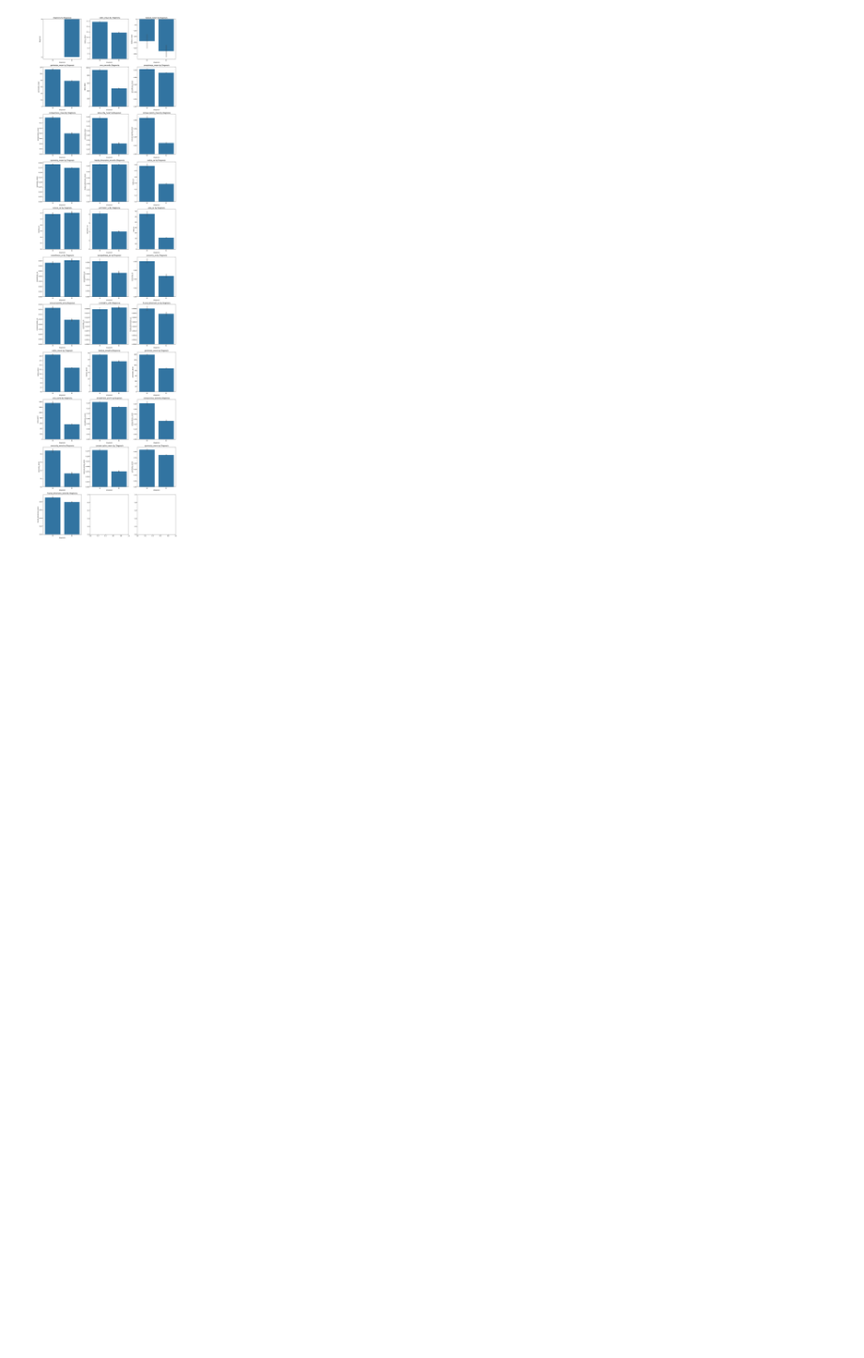
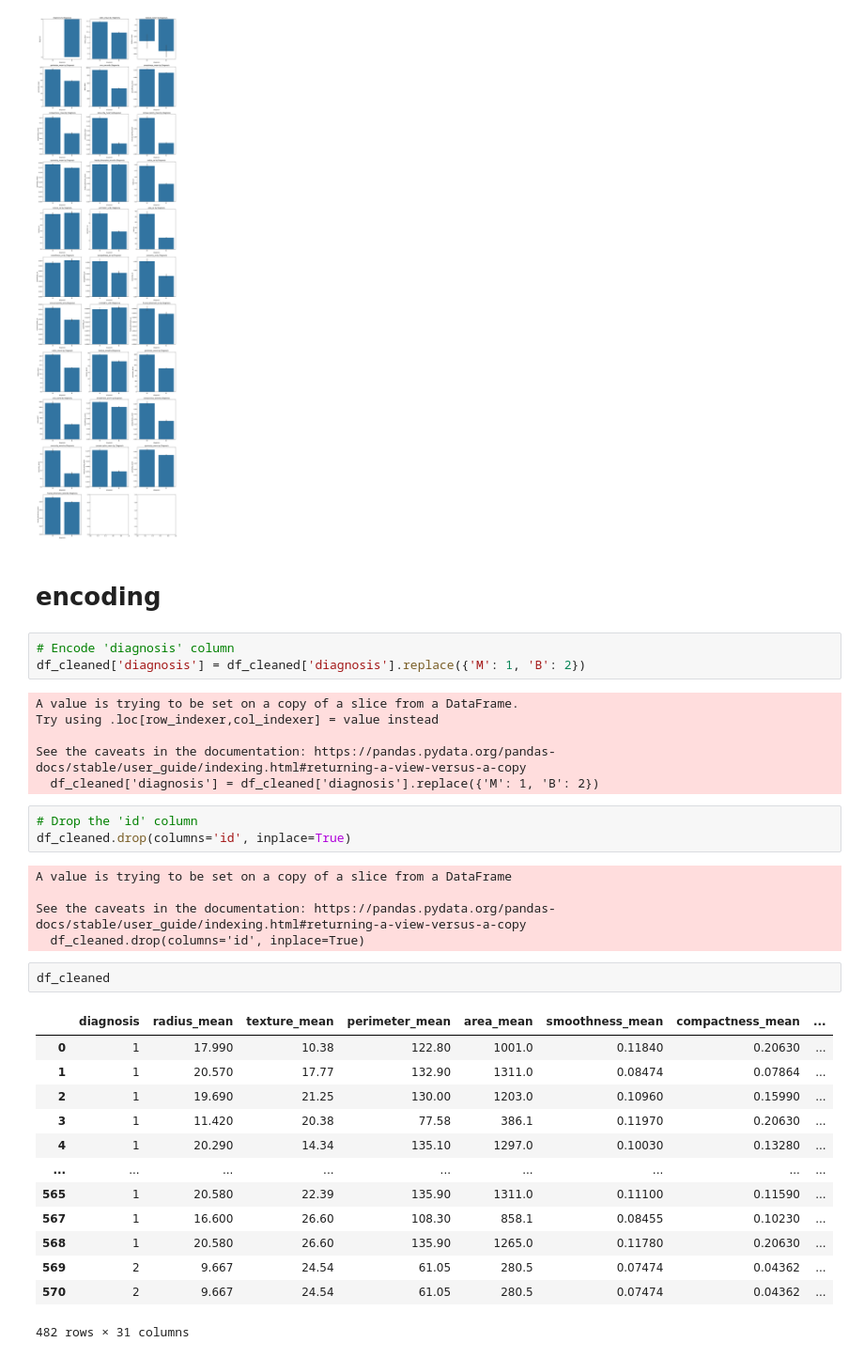
Before and after one commit to robertnesterodhiambo/robertnesterodhiambo-Data-analysis, a Jupyter notebook: unioversity ofwales.ipynb, the cells around one changed output. Shown at 94% size. Cells and saved outputs as stored; diff of their text form; blank space fills up the shorter version.

```diff
--- a/unioversity ofwales.ipynb
+++ b/unioversity ofwales.ipynb
@@ -86,3 +86,38 @@ plt.tight_layout()
 plt.show()
 # %% [output]
 [figure]
+# %% [markdown]
+# encoding
+# %%
+# Encode 'diagnosis' column
+df_cleaned['diagnosis'] = df_cleaned['diagnosis'].replace({'M': 1, 'B': 2})
+# %% [output]
+A value is trying to be set on a copy of a slice from a DataFrame.
+Try using .loc[row_indexer,col_indexer] = value instead
+
+See the caveats in the documentation: https://pandas.pydata.org/pandas-docs/stable/user_guide/indexing.html#returning-a-view-versus-a-copy
+  df_cleaned['diagnosis'] = df_cleaned['diagnosis'].replace({'M': 1, 'B': 2})
+# %%
+# Drop the 'id' column
+df_cleaned.drop(columns='id', inplace=True)
+# %% [output]
+A value is trying to be set on a copy of a slice from a DataFrame
+
+See the caveats in the documentation: https://pandas.pydata.org/pandas-docs/stable/user_guide/indexing.html#returning-a-view-versus-a-copy
+  df_cleaned.drop(columns='id', inplace=True)
+# %%
+df_cleaned
+# %% [output]
+|  | diagnosis | radius_mean | texture_mean | perimeter_mean | area_mean | smoothness_mean | compactness_mean | ... |
+| 0 | 1 | 17.990 | 10.38 | 122.80 | 1001.0 | 0.11840 | 0.20630 | ... |
+| 1 | 1 | 20.570 | 17.77 | 132.90 | 1311.0 | 0.08474 | 0.07864 | ... |
+| 2 | 1 | 19.690 | 21.25 | 130.00 | 1203.0 | 0.10960 | 0.15990 | ... |
+| 3 | 1 | 11.420 | 20.38 | 77.58 | 386.1 | 0.11970 | 0.20630 | ... |
+| 4 | 1 | 20.290 | 14.34 | 135.10 | 1297.0 | 0.10030 | 0.13280 | ... |
+| ... | ... | ... | ... | ... | ... | ... | ... | ... |
+| 565 | 1 | 20.580 | 22.39 | 135.90 | 1311.0 | 0.11100 | 0.11590 | ... |
+| 567 | 1 | 16.600 | 26.60 | 108.30 | 858.1 | 0.08455 | 0.10230 | ... |
+| 568 | 1 | 20.580 | 26.60 | 135.90 | 1265.0 | 0.11780 | 0.20630 | ... |
+| 569 | 2 | 9.667 | 24.54 | 61.05 | 280.5 | 0.07474 | 0.04362 | ... |
+| 570 | 2 | 9.667 | 24.54 | 61.05 | 280.5 | 0.07474 | 0.04362 | ... |
+482 rows × 31 columns
```
